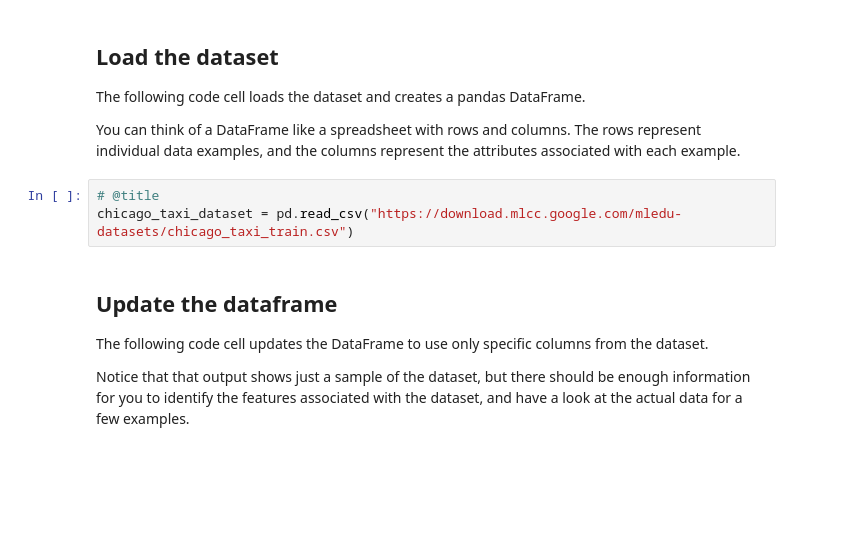
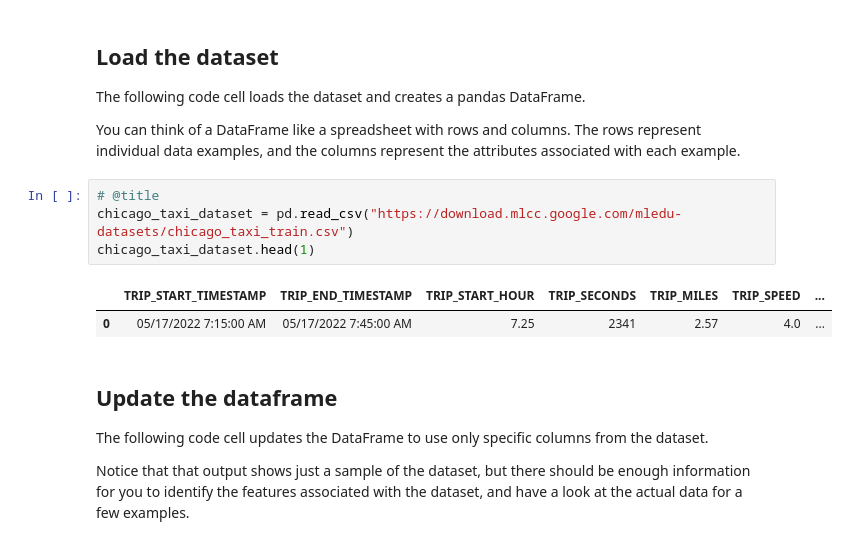
Before and after one commit to KishoreKumar477/ml-regression, a Jupyter notebook: ml/cc/exercises/linear_regression_taxi.ipynb, the cells around one changed output. Cells and saved outputs as stored; diff of their text form; blank space fills up the shorter version.

```diff
--- a/ml/cc/exercises/linear_regression_taxi.ipynb
+++ b/ml/cc/exercises/linear_regression_taxi.ipynb
@@ -98,6 +96,10 @@ You can think of a DataFrame like a spreadsheet with rows and columns. The rows
 # %%
 # @title
 chicago_taxi_dataset = pd.read_csv("https://download.mlcc.google.com/mledu-datasets/chicago_taxi_train.csv")
+chicago_taxi_dataset.head(1)
+# %% [output]
+|  | TRIP_START_TIMESTAMP | TRIP_END_TIMESTAMP | TRIP_START_HOUR | TRIP_SECONDS | TRIP_MILES | TRIP_SPEED | ... |
+| 0 | 05/17/2022 7:15:00 AM | 05/17/2022 7:45:00 AM | 7.25 | 2341 | 2.57 | 4.0 | ... |
 # %% [markdown]
 ## Update the dataframe
 
```
Also changed, not shown: parts of 3 cells of this notebook.
